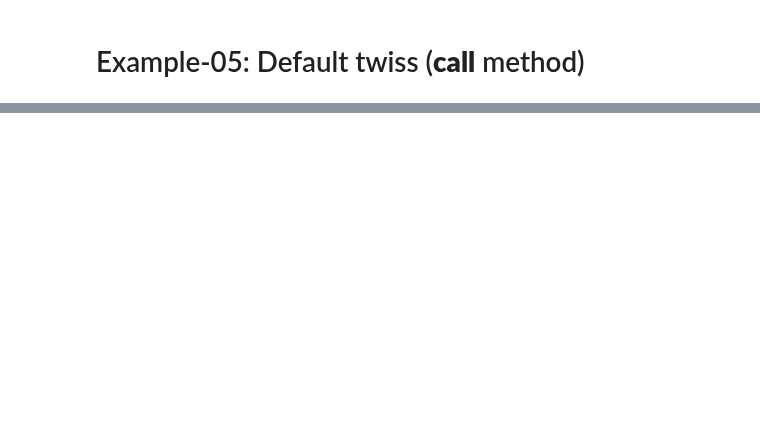
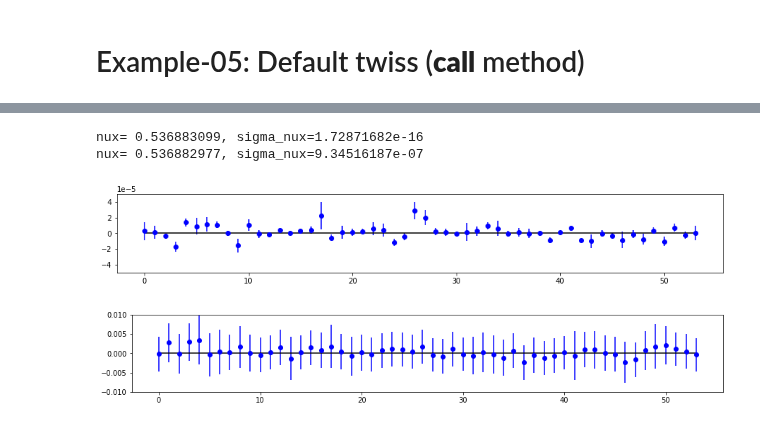
Before and after one commit to i-a-morozov/harmonica, a Jupyter notebook: notebook/nb_twiss.ipynb, the cells around one changed output, grey strips where cells are left out. Cells and saved outputs as stored; diff of their text form; code cells hidden in the pictures; blank space fills up the shorter version.

```diff
--- a/notebook/nb_twiss.ipynb
+++ b/notebook/nb_twiss.ipynb
@@ -1556,0 +1791,4 @@ sigma_fy    : 4.77647552e-05
+# %%
+# Set data type and device
+dtype = torch.float64
+device = 'cpu'
@@ -1556,0 +1883,62 @@ sigma_fy    : 4.77647552e-05
+# %%
+noise_x = 1.0E-6
+noise_y = 1.0E-6
+# %%
+# X
+
+df = pandas.read_pickle('../virtual_tbt.pkl.gz')
+data = torch.tensor(df.X.to_list(), dtype=dtype, device=device)
+
+# Reference parameters
+length = 4096
+w = Window(length, 'cosine_window', 5.0, dtype=dtype, device=device)
+d = Data.from_data(w, data)
+f = Frequency(d)
+d.window_remove_mean()
+d.window_apply()
+f('parabola')
+d.reset()
+frequency, spread = f.frequency.mean(), f.frequency.std()
+frequency = 1.0 - frequency
+h = Decomposition(d)
+result, _ = h.harmonic_sum(frequency, w.window, d.data)
+_, _, ref_ax, ref_fx = result.T
+print(f'nux={frequency.item():12.9}, sigma_nux={spread.item():12.9}')
+
+# Frequency
+length = 1024
+w = Window(length, 'cosine_window', 1.0, dtype=dtype, device=device)
+d = Data.from_data(w, data[:, :length])
+n = noise_x*(25.0 + 75.0*torch.rand(54, dtype=dtype, device=device))
+d.add_noise(n)
+d.data.copy_(d.work)
+f = Frequency(d)
+d.window_remove_mean()
+d.window_apply()
+f('parabola')
+d.reset()
+nux, sigma_nux = f.frequency.mean(), f.frequency.std()
+nux = 1.0 - nux
+print(f'nux={nux.item():12.9}, sigma_nux={sigma_nux.item():12.9}')
+
+# Amplitude
+dec = Decomposition(d)
+ax, sigma_ax, _ = dec.harmonic_amplitude(nux, length=128, order=1.0, error=True, sigma_frequency=sigma_nux, shift=True, count=128, step=1, method='noise')
+plt.figure(figsize=(15, 2))
+plt.errorbar(range(54), (ax - ref_ax).cpu().numpy(), yerr=sigma_ax.cpu().numpy(), fmt=' ', marker='o', color='blue')
+plt.hlines(0, 0, 53, colors='black')
+plt.ylim(-5.0E-5, +5.0E-5)
+plt.show()
+
+# Phase
+fx, sigma_fx, _ = dec.harmonic_phase(nux, length=256, order=0.0, error=True, sigma_frequency=sigma_nux, shift=True, count=256, step=4, method='noise')
+plt.figure(figsize=(15, 2))
+plt.errorbar(range(54), (fx - ref_fx).cpu().numpy(), yerr=sigma_fx.cpu().numpy(), fmt=' ', marker='o', color='blue')
+plt.hlines(0, 0, 53, colors='black')
+plt.ylim(-1.0E-2, +1.0E-2)
+plt.show()
+# %% [output]
+nux= 0.536883099, sigma_nux=1.72871682e-16
+nux= 0.536882977, sigma_nux=9.34516187e-07
+[figure, added]
+[figure, added]
```
Also changed, not shown: parts of 77 cells of this notebook, 1 other file.
